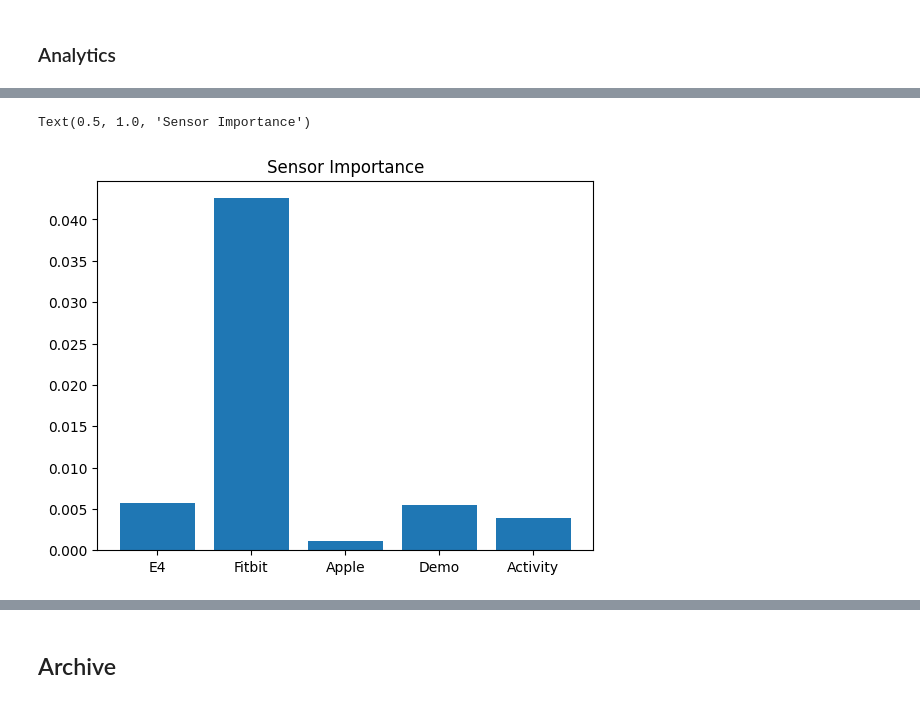
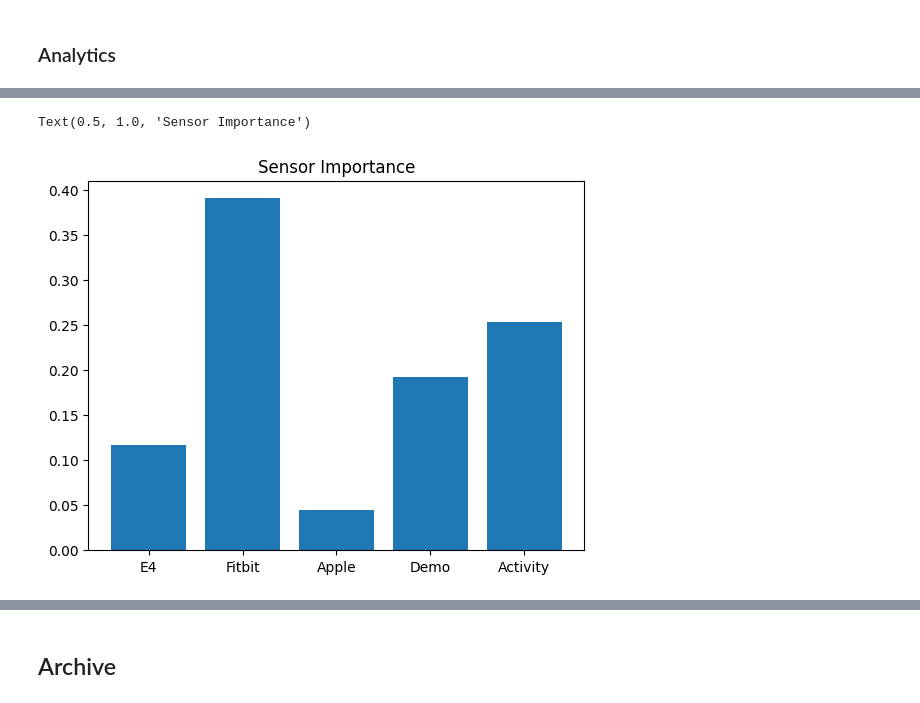
Before and after one commit to ConnorReed246/DataMiningProject, a Jupyter notebook: scripts/2_Prediction/prediction_all.ipynb, the cells around one changed output, grey strips where cells are left out. Drawn from its saved outputs; the diff is of its cells as text; code cells hidden in the pictures.

```diff
--- a/scripts/2_Prediction/prediction_all.ipynb
+++ b/scripts/2_Prediction/prediction_all.ipynb
@@ -180,7 +193,7 @@ KeyboardInterrupt:
 clf.cv_results_["params"]
 # %%
 opt = BayesSearchCV(
-    model,
+    XGBRegressor(random_state = 42),
     {
         'max_depth': Integer(3, 7),
         'min_child_weight': Real(0.5, 5),
@@ -188,7 +201,7 @@ opt = BayesSearchCV(
         'colsample_bytree': Real(0.01, 1),
         'learning_rate':Real(0.01, 1),
     },
-    n_iter=30,
+    n_iter=100,
     cv=cv,
     scoring = scoring_function,
     verbose = 2,
@@ -263,2 +260,41 @@ mean MET: true = 2.965399624717587 predicted = 3.2395853996276855, mae =0.274185
 # %% [markdown]
 ### Analytics
+# %%
+n_top_features = 15
+mae_participants = []
+
+feature_importances_all = np.zeros(X.shape[1])
+for fold, participant in zip(cv, participants_list):
+    X_train, X_test = X[fold[0]], X[fold[1]]
+    y_train, y_test = y[fold[0]], y[fold[1]]
+
+    model.fit(X_train, y_train)
+    y_pred = model.predict(X_test)
+
+    mae = mean_absolute_error(y_test, y_pred)
+    plt.plot(y_test)
+    plt.plot(y_pred)
+    plt.title(f"Participant {participant}: MAE = {mae}")
+    plt.legend(["True", "Predicted"])
+    plt.xlabel("Time[s]")
+    plt.ylabel("MET")
+    plt.show()
+
+    feature_importances_all += model.feature_importances_
+    sorted_idx = model.feature_importances_.argsort()[::-1]
+    plt.barh(all_merged_df_selected.columns[sorted_idx][:n_top_features], model.feature_importances_[sorted_idx][:n_top_features])
+    plt.xlabel("Feature Importance")
+    plt.title(f"Participant {participant}")
+
+    plt.show()
+
+    print(f"mean MET: true = {y_test.mean()} predicted = {y_pred.mean()}, mae ={mean_absolute_error([y_test.mean()],[y_pred.mean()])}")
+    mae_participants.append(mae)
+
+
+
+feature_importances_all /= len(participants_list)
+sorted_idx = feature_importances_all.argsort()[::-1]
+plt.barh(all_merged_df_selected.columns[sorted_idx][:n_top_features], feature_importances_all[sorted_idx][:n_top_features])
+plt.title("Feature Importance")
+plt.show()
@@ -267,41 +317,41 @@ E4_features = ["X", "Y", "Z", "Magnitude"]
 Fitbit_features = ["valuebpm", "valueconfidence"]
 Apple_features = ["active energy (kJ)"]
 Demo_features = ['BMI', 'Fat', 'Muscle','Water', 'Bone', 'Weight', 'Height', 'Age', 'Gender_F', 'Gender_M']
-Activity_features = ['Activity']
+Activity_features = ['Activity', "activity_suggested", "speed", "met_suggested"]
 
 E_4_indexes = []
 Fitbit_indexes = []
 Apple_indexes = []
 Demo_indexes = []
 Activity_indexes = []
 
 #get all colums that contain the string
 for i,column in enumerate(all_merged_df_selected.columns):
     for feature in E4_features:
         if feature in column:
             E_4_indexes.append(i)
     for feature in Fitbit_features:
         if feature in column:
             Fitbit_indexes.append(i)
     for feature in Apple_features:
         if feature in column:
             Apple_indexes.append(i)
     for feature in Demo_features:
         if feature in column:
             Demo_indexes.append(i)
     for feature in Activity_features:
         if feature in column:
             Activity_indexes.append(i)
 
 
 lables = ["E4", "Fitbit", "Apple", "Demo", "Activity"]
 summed_contributions = [feature_importances_all[E_4_indexes].sum(), feature_importances_all[Fitbit_indexes].sum(), feature_importances_all[Apple_indexes].sum(), feature_importances_all[Demo_indexes].sum(), feature_importances_all[Activity_indexes].sum()]
 
 plt.bar(lables, summed_contributions)
 plt.title("Sensor Importance")
 # %% [output]
 Text(0.5, 1.0, 'Sensor Importance')
-[figure, old version]
+[figure, new version]
 # %%
 #correlate with demographics
 
```
Also changed, not shown: parts of 11 cells of this notebook, 18 other files.
